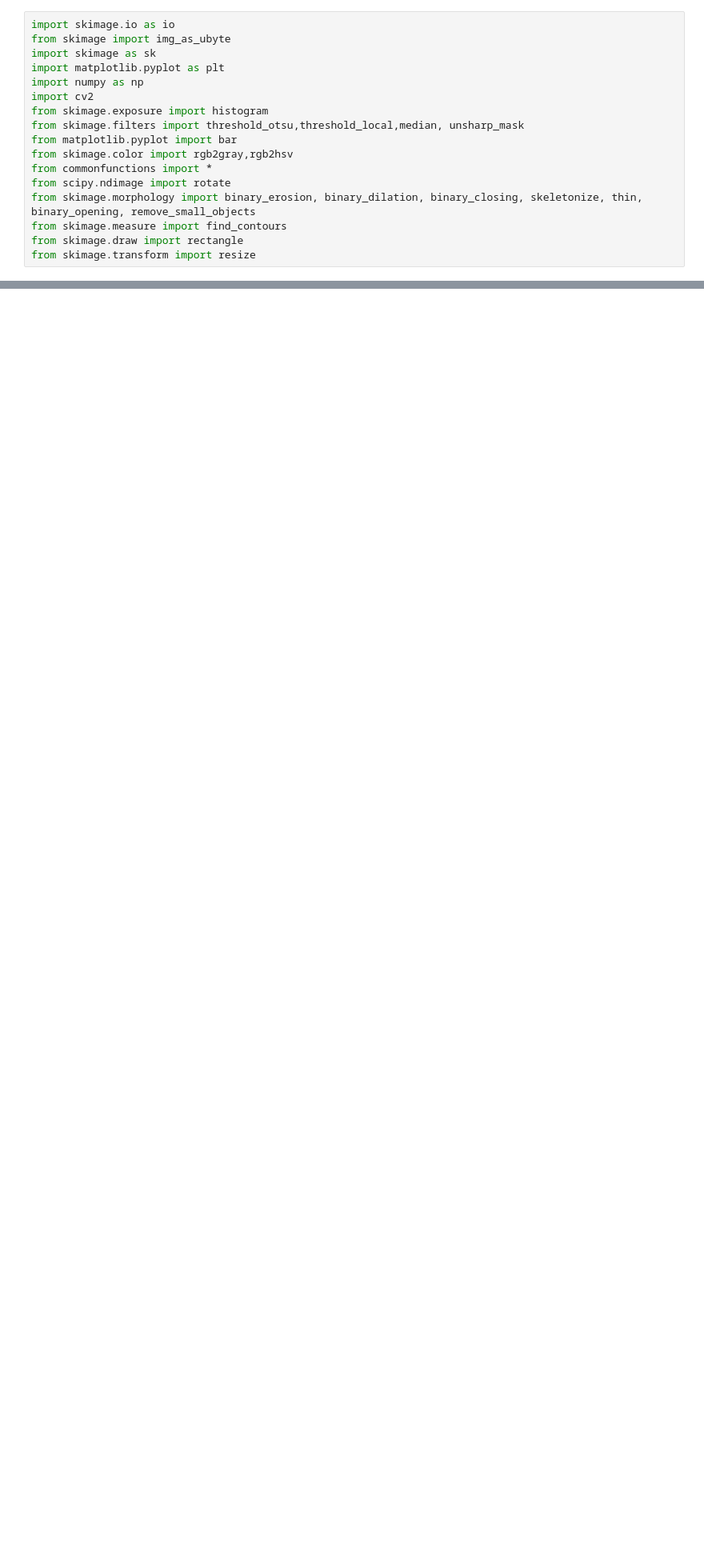
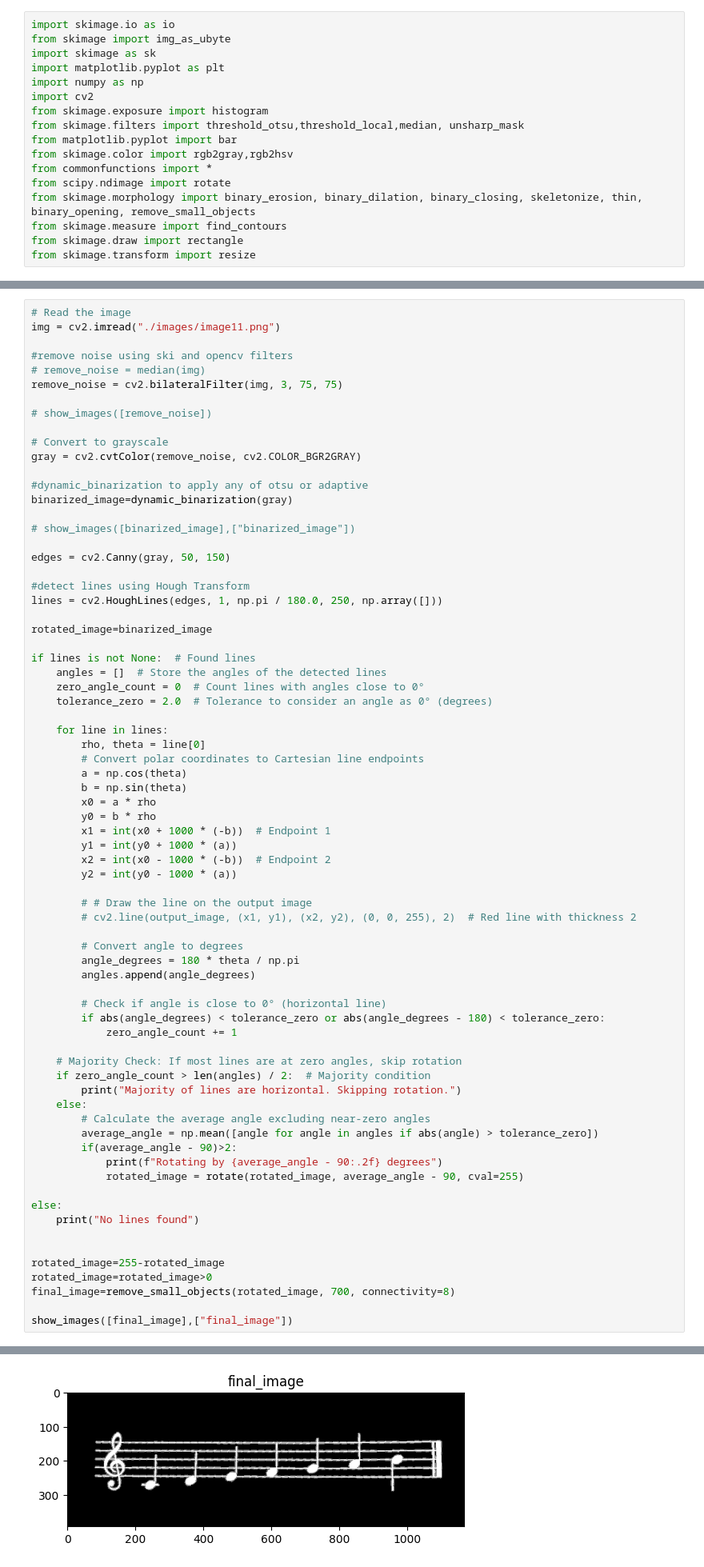
Before and after one commit to Malakyasser8/OMR-Music-Sheet-To-Song, a Jupyter notebook: main.ipynb, the cells around one changed output, grey strips where cells are left out. Shown: that part at 80% size. Cells and saved outputs as stored; diff of their text form; blank space fills up the shorter version.

```diff
--- a/main.ipynb
+++ b/main.ipynb
@@ -349,0 +271,73 @@ show_images([final_image],["final_image"])
+# %%
+# Read the image
+img = cv2.imread("./images/image11.png")
+
+#remove noise using ski and opencv filters
+# remove_noise = median(img)
+remove_noise = cv2.bilateralFilter(img, 3, 75, 75)
+
+# show_images([remove_noise])
+
+# Convert to grayscale
+gray = cv2.cvtColor(remove_noise, cv2.COLOR_BGR2GRAY)
+
+#dynamic_binarization to apply any of otsu or adaptive
+binarized_image=dynamic_binarization(gray)
+
+# show_images([binarized_image],["binarized_image"])
+
+edges = cv2.Canny(gray, 50, 150)
+
+#detect lines using Hough Transform
+lines = cv2.HoughLines(edges, 1, np.pi / 180.0, 250, np.array([]))
+
+rotated_image=binarized_image
+
+if lines is not None:  # Found lines
+    angles = []  # Store the angles of the detected lines
+    zero_angle_count = 0  # Count lines with angles close to 0°
+    tolerance_zero = 2.0  # Tolerance to consider an angle as 0° (degrees)
+
+    for line in lines:
+        rho, theta = line[0]
+        # Convert polar coordinates to Cartesian line endpoints
+        a = np.cos(theta)
+        b = np.sin(theta)
+        x0 = a * rho
+        y0 = b * rho
+        x1 = int(x0 + 1000 * (-b))  # Endpoint 1
+        y1 = int(y0 + 1000 * (a))
+        x2 = int(x0 - 1000 * (-b))  # Endpoint 2
+        y2 = int(y0 - 1000 * (a))
+
+        # # Draw the line on the output image
+        # cv2.line(output_image, (x1, y1), (x2, y2), (0, 0, 255), 2)  # Red line with thickness 2
+
+        # Convert angle to degrees
+        angle_degrees = 180 * theta / np.pi
+        angles.append(angle_degrees)
+
+        # Check if angle is close to 0° (horizontal line)
+        if abs(angle_degrees) < tolerance_zero or abs(angle_degrees - 180) < tolerance_zero:
+            zero_angle_count += 1
+
+    # Majority Check: If most lines are at zero angles, skip rotation
+    if zero_angle_count > len(angles) / 2:  # Majority condition
+        print("Majority of lines are horizontal. Skipping rotation.")
+    else:
+        # Calculate the average angle excluding near-zero angles
+        average_angle = np.mean([angle for angle in angles if abs(angle) > tolerance_zero])
+        if(average_angle - 90)>2:
+            print(f"Rotating by {average_angle - 90:.2f} degrees")
+            rotated_image = rotate(rotated_image, average_angle - 90, cval=255)
+
+else:
+    print("No lines found")
+
+
+rotated_image=255-rotated_image
+rotated_image=rotated_image>0
+final_image=remove_small_objects(rotated_image, 700, connectivity=8)
+
+show_images([final_image],["final_image"])
+# %% [output]
@@ -350,2 +345,3 @@ show_images([final_image],["final_image"])
+[figure, added]
 # %%
 # Function to detect bounding boxes for staves
```
Also changed, not shown: parts of 8 cells of this notebook, 3 other files.
